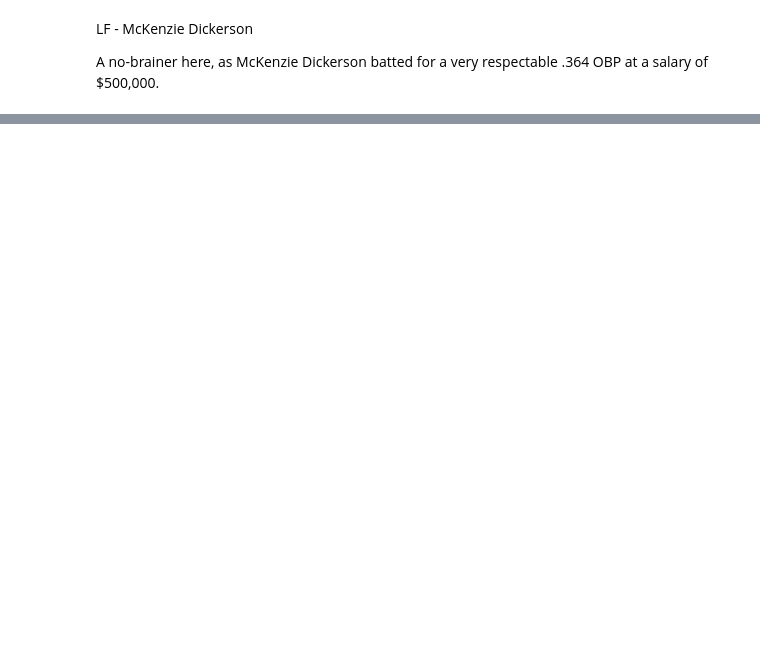
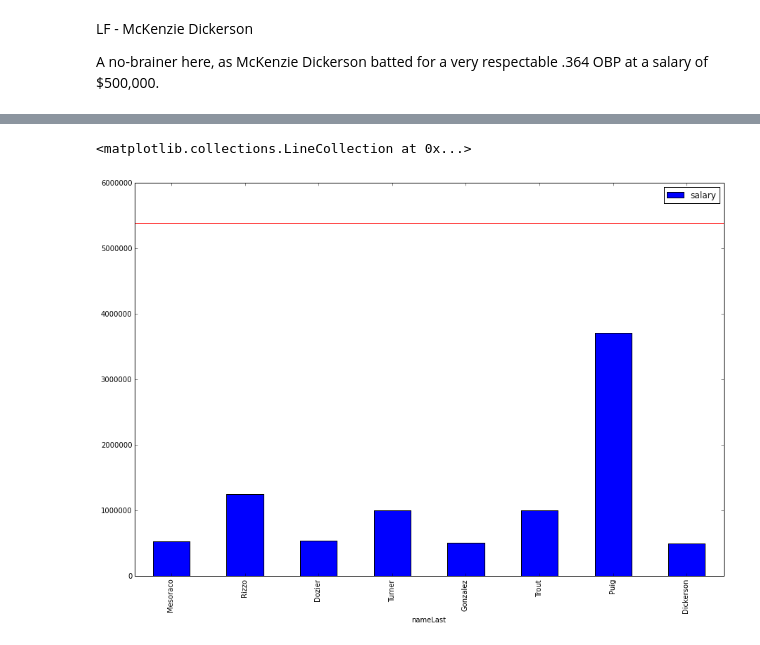
Before and after one commit to tiy-gvl-python-2015-09/moneyball, a Jupyter notebook: moneyball.ipynb, the cells around one changed output, grey strips where cells are left out. Saved outputs shown, nothing was run; the diff lists cells and outputs as text; code cells hidden in the pictures; blank space fills up the shorter version.

```diff
--- a/moneyball.ipynb
+++ b/moneyball.ipynb
@@ -402,0 +441,6 @@ roster = pd.concat([LF, C, FirB, SecB, ThirdB, SS, CF, RF, LF])
+# %%
+graph1 = roster[["salary"]].plot(kind='bar', figsize=(15, 10))
+graph1.hlines(overall_mean_salary, -1, 9, color="red")
+# %% [output]
+<matplotlib.collections.LineCollection at 0x...>
+[figure, added]
```
Also changed, not shown: parts of 6 cells of this notebook.
